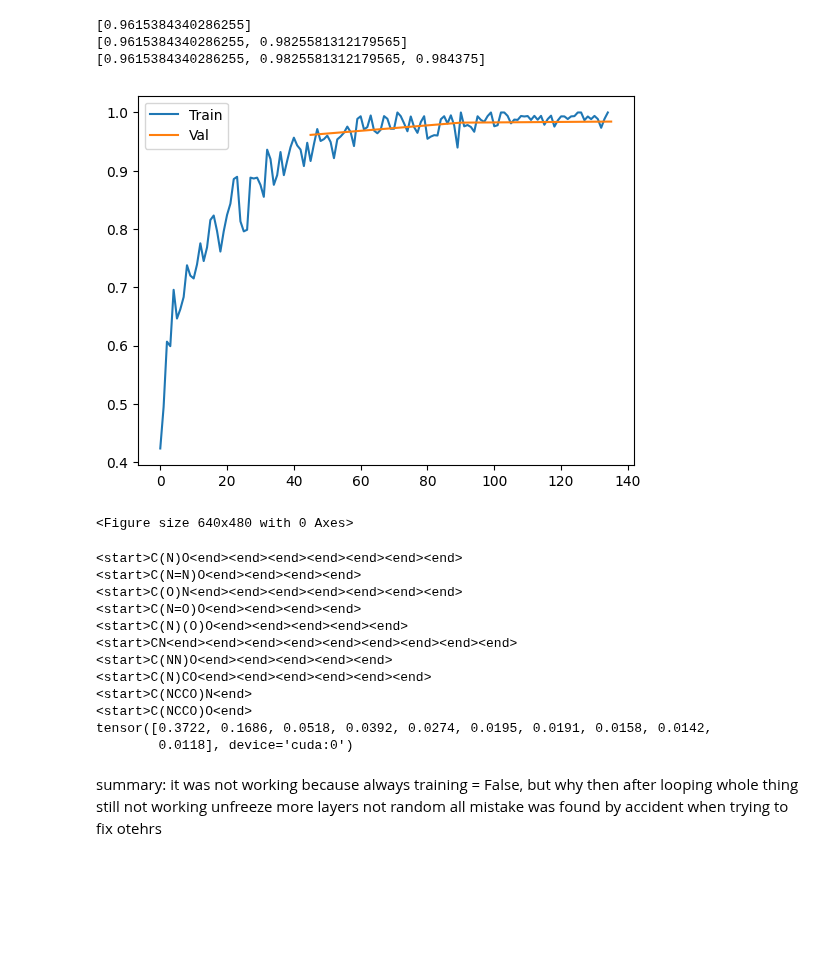
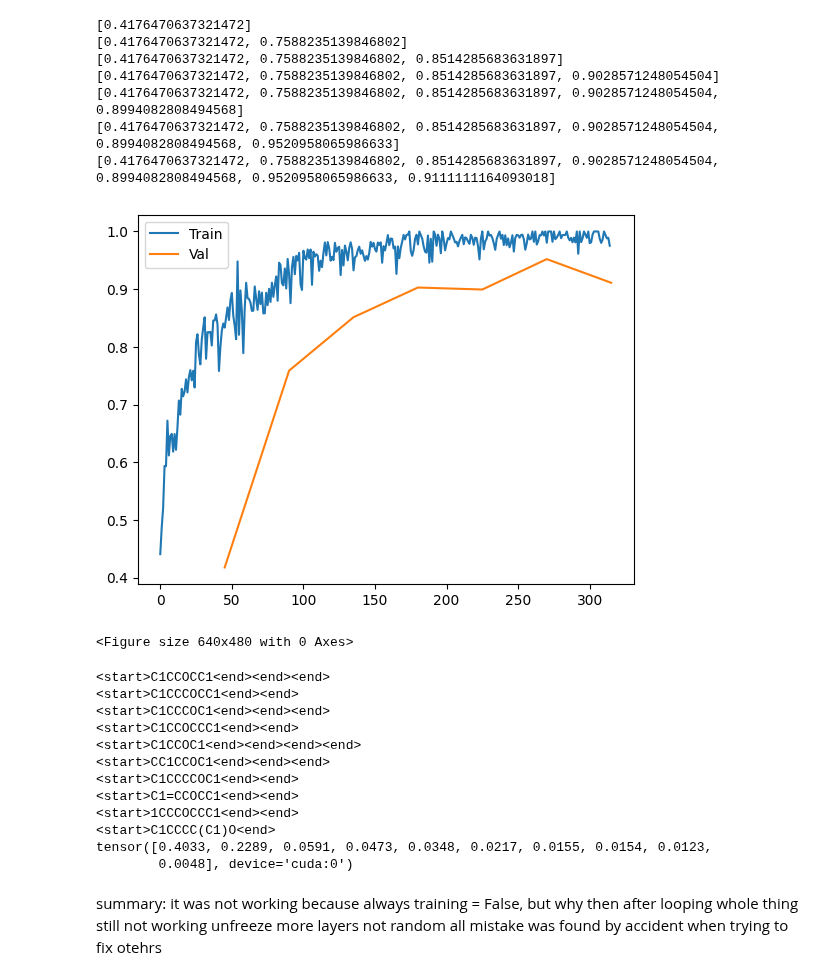
Before and after one commit to weathon/3d2smile, a Jupyter notebook: finetune.ipynb, the cells around one changed output. Drawn from its saved outputs; the diff is of its cells as text; code cells hidden in the pictures; blank space fills up the shorter version.

```diff
--- a/finetune.ipynb
+++ b/finetune.ipynb
@@ -231,7 +196,8 @@ def getitem(index, train=True):
   for i in range(start, end):
 
 
-    name = random.choice([i for i in os.listdir("./images")])
+    name = random.choice([i for i in names])
+    # name = random.choice([i for i in os.listdir("./images")]) #shetoudzikunhzhegegebuhaishisuijidemaguaibude
 
     img = Image.open(f"images/{name}").convert("RGB")
     if train:
@@ -324,8 +277,7 @@ torch.manual_seed(0)
 # %%
 # 都改回来了还是一样好？ 没有，开始变差了，数据增强有用？还是冻结 shetou mingbaileshizuihoudeyouzaid
 # %%
-def train(lr, T0, epoch, forzen, reload=False):
-  split=1
+def train(lr, T0, epoch, forzen, reload=False, split=1):
   global mod
   # lr = lr*split #oh why learning rate*4 this is why it trains much better, still need nigher learning rate zuibagankouke zhege haizaizheli a a banbenwanquanluanle
   if reload:
@@ -337,8 +289,8 @@ def train(lr, T0, epoch, forzen, reload=False):
         i.require_grad = False
       for i in mod.encoder.parameters():
         i.require_grad = False
-      for i in mod.encoder.eff[-3:].parameters():
-        i.require_grad = True
+      # for i in mod.encoder.eff[-1:].parameters():
+      #   i.require_grad = True
       for i in mod.encoder.projection.parameters(): #forgot about this forgrt to set oiit to false just checked history this is why
         i.require_grad = True
   losses = []
@@ -383,9 +335,10 @@ def train(lr, T0, epoch, forzen, reload=False):
       losses.append(loss.item())
       access.append(mask_acc(outputs.detach(), text_out))
 
-    val_acc.append(val()[1])
-    print(val_acc)
-    scheduler.step()
+      if i/(len(train_names)//(16*split))==0 or i/(len(train_names)//(16*split))==0.5:
+        val_acc.append(val()[1])
+        print(val_acc)
+        scheduler.step()
     # print(optimizer.param_groups[0]["lr"])
   pylab.plot([i.item() for i in access], label="Train")
   pylab.plot(np.arange(1, len(val_acc)+1)*(len(access)/len(val_acc)),val_acc,label="Val")
@@ -414,12 +365,16 @@ top_k_2d(torch.tensor([[0,1,4,12],
 # %%
 #shetouexguaibudexianzaihaole xianzaishizhenggewenjianjiadounaquxunlianle  kunexhaishiyoufenkaide touuuyun
 # %%
-mod = train(0.0005, 4, 3,  True, reload=True)#duzikunhuxi xiaobatch size lianggejiuhaole
+mod = train(0.0002, 10, 7,  True, reload=True)#duzikunhuxi xiaobatch size lianggejiuhaole chongxingtiaochaocanshushujuxieloukudnuzi
 # %% [output]
-[0.9615384340286255]
-[0.9615384340286255, 0.9825581312179565]
-[0.9615384340286255, 0.9825581312179565, 0.984375]
+[0.4176470637321472]
+[0.4176470637321472, 0.7588235139846802]
+[0.4176470637321472, 0.7588235139846802, 0.8514285683631897]
+[0.4176470637321472, 0.7588235139846802, 0.8514285683631897, 0.9028571248054504]
+[0.4176470637321472, 0.7588235139846802, 0.8514285683631897, 0.9028571248054504, 0.8994082808494568]
+[0.4176470637321472, 0.7588235139846802, 0.8514285683631897, 0.9028571248054504, 0.8994082808494568, 0.9520958065986633]
+[0.4176470637321472, 0.7588235139846802, 0.8514285683631897, 0.9028571248054504, 0.8994082808494568, 0.9520958065986633, 0.9111111164093018]
-[figure, old version]
+[figure, new version]
 <Figure size 640x480 with 0 Axes>
 # %%
 mod = torch.load("drive/MyDrive/CNO", map_location=device)
@@ -479,7 +434,7 @@ class SMILESGenerator(torch.nn.Module):
       return top_n, top_n_p
 mod = mod.eval()
 gen = SMILESGenerator(mod.encoder, mod.decoder) #fucking yeah why when I test using val it is wrong did not refresh, I fucking said how is that possible, so all the tuning is not usful
-img1 = torch.tensor(np.array(Image.open("2.jpg").convert("RGB").resize((400,400)))).unsqueeze(0).permute(0,3,1,2).to(device).to(torch.float32)
+img1 = torch.tensor(np.array(Image.open("e.jpg").convert("RGB").resize((400,400)))).unsqueeze(0).permute(0,3,1,2).to(device).to(torch.float32)
 # img2 = torch.tensor(np.array(Image.open("w.jpg").convert("RGB").resize((400,400)))).unsqueeze(0).permute(0,3,1,2).to(device).to(torch.float32)
 # img3 = torch.tensor(np.array(Image.open("e.jpg").convert("RGB").resize((400,400)))).unsqueeze(0).permute(0,3,1,2).to(device).to(torch.float32)
 gen = gen.train(False) #forgot gen=
@@ -489,16 +444,16 @@ for i in res[0]:
   print(converter.decode("".join([reversed_word_map_[i] for i in i.numpy()])))
 print(torch.exp(res[1]))
 # %% [output]
-<start>C(N)O<end><end><end><end><end><end><end>
-<start>C(N=N)O<end><end><end><end>
-<start>C(O)N<end><end><end><end><end><end><end>
-<start>C(N=O)O<end><end><end><end>
-<start>C(N)(O)O<end><end><end><end><end>
-<start>CN<end><end><end><end><end><end><end><end><end>
-<start>C(NN)O<end><end><end><end><end>
-<start>C(N)CO<end><end><end><end><end><end>
-<start>C(NCCO)N<end>
-<start>C(NCCO)O<end>
-tensor([0.3722, 0.1686, 0.0518, 0.0392, 0.0274, 0.0195, 0.0191, 0.0158, 0.0142,
-        0.0118], device='cuda:0')
+<start>C1CCOCC1<end><end><end>
+<start>C1CCCOCC1<end><end>
+<start>C1CCCOC1<end><end><end>
+<start>C1CCOCCC1<end><end>
+<start>C1CCOC1<end><end><end><end>
+<start>CC1CCOC1<end><end><end>
+<start>C1CCCCOC1<end><end>
+<start>C1=CCOCC1<end><end>
+<start>1CCCOCCC1<end><end>
+<start>C1CCCC(C1)O<end>
+tensor([0.4033, 0.2289, 0.0591, 0.0473, 0.0348, 0.0217, 0.0155, 0.0154, 0.0123,
+        0.0048], device='cuda:0')
 # %%
```
Also changed, not shown: parts of 21 cells of this notebook.
